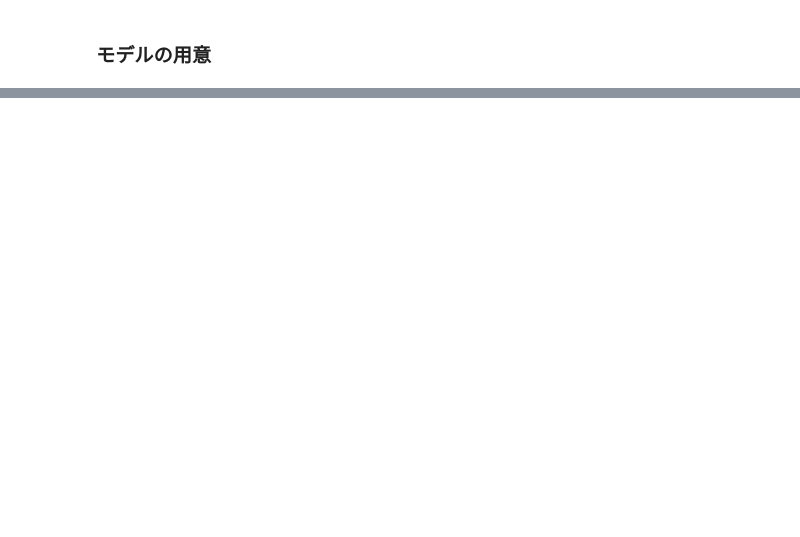
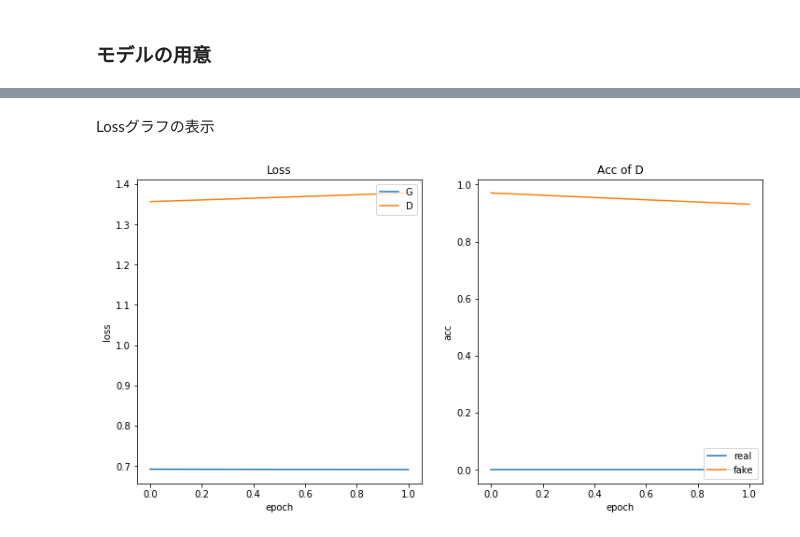
Before and after one commit to fuurin/schwbert, a Jupyter notebook: finetuning/theorytab.ipynb, the cells around one changed output, grey strips where cells are left out. Drawn from its saved outputs; the diff is of its cells as text; code cells hidden in the pictures; blank space fills up the shorter version.

```diff
--- a/finetuning/theorytab.ipynb
+++ b/finetuning/theorytab.ipynb
@@ -340,0 +382,5 @@ train data size: 17222, batch num: 8611
+# %%
+batch_size = 16
+dataloader = TheorytabDataLoader(dataset, batch_size=batch_size, shuffle=True)
+print("data num:", len(dataloader.dataset))
+print("batch num:", len(dataloader))
@@ -372,0 +566,13 @@ Network settings completed
+# %%
+epoch_num = 2
+G_trained, D_trained, status_dict = train_gan(
+    G=G, D=D,
+    g_optim=g_optim, d_optim=d_optim,
+    dataloader=dataloader,
+    epoch_num=epoch_num,
+    output_dir=output_dir,
+    device=device,
+    start_epoch=1,
+    report_period=len(dataloader) // 10,
+    save_epoch_period = 100
+)
@@ -372,0 +597,31 @@ Network settings completed
+# %% [markdown]
+Lossグラフの表示
+# %%
+def show_status_graph(status_dict, title="A loss graph of G and D"):
+    g_loss = status_dict['g_loss']
+    d_loss = status_dict['d_loss']
+    d_acc_real = status_dict['d_acc_real']
+    d_acc_fake = status_dict['d_acc_fake']
+    x = np.arange(len(g_loss))
+
+    fig, axs = plt.subplots(1, 2, figsize=(12, 6))
+
+    axs[0].plot(x, g_loss, label='G', linewidth=1.5)
+    axs[0].plot(x, d_loss, label='D', linewidth=1.5)
+    axs[0].legend(loc='upper right')
+    axs[0].set_xlabel('epoch')
+    axs[0].set_ylabel('loss')
+    axs[0].set_title(f"Loss")
+
+    axs[1].plot(x, d_acc_real, label='real', linewidth=1.5)
+    axs[1].plot(x, d_acc_fake, label='fake', linewidth=1.5)
+    axs[1].legend(loc='lower right')
+    axs[1].set_xlabel('epoch')
+    axs[1].set_ylabel('acc')
+    axs[1].set_title(f"Acc of D")
+
+    plt.show()
+# %%
+show_status_graph(status_dict)
+# %% [output]
+[figure, added]
```
Also changed, not shown: parts of 30 cells of this notebook, 8 other files.
